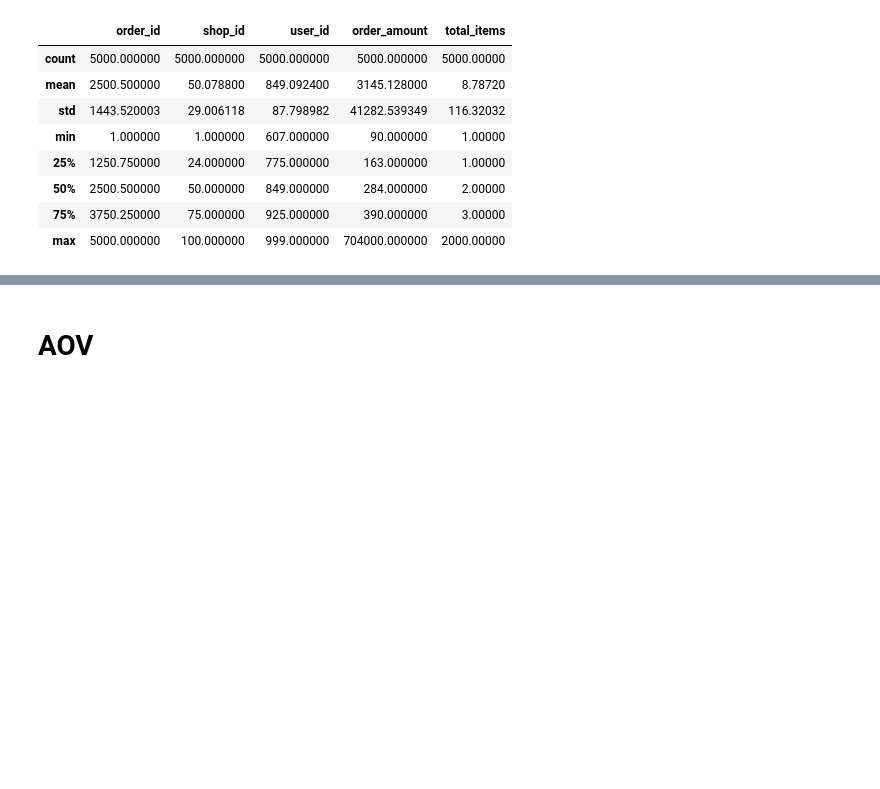
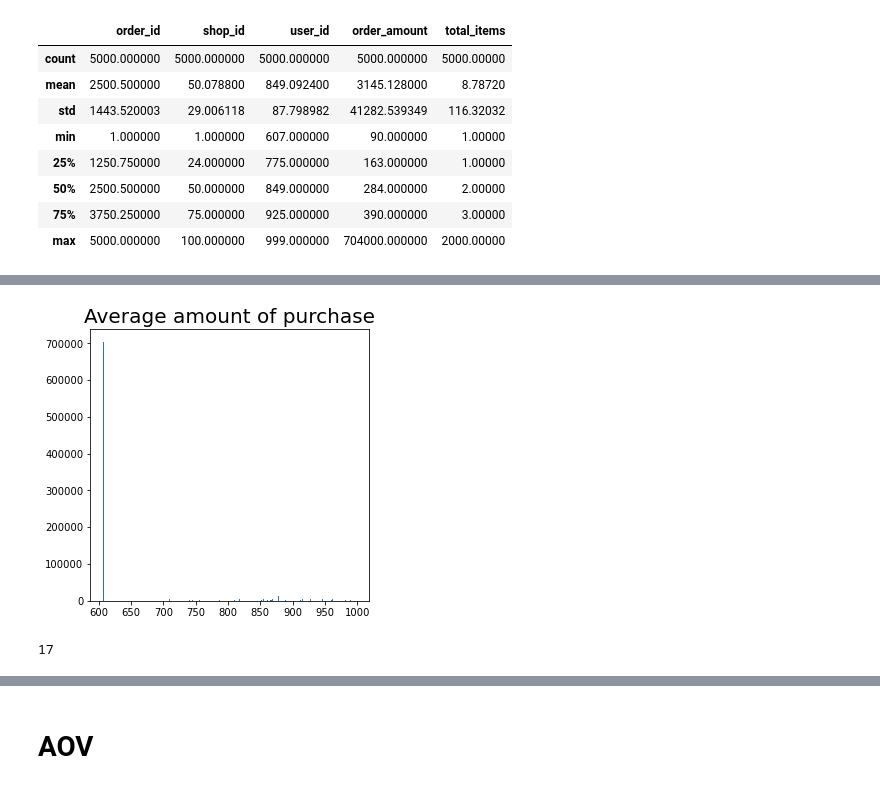
Before and after one commit to Karla-Flores/Data-Science-Challenge, a Jupyter notebook: Data Science Challenge.ipynb, the cells around one changed output, grey strips where cells are left out. Saved outputs shown, nothing was run; the diff lists cells and outputs as text; code cells hidden in the pictures; blank space fills up the shorter version.

```diff
--- a/Data Science Challenge.ipynb
+++ b/Data Science Challenge.ipynb
@@ -87,0 +116,4 @@ plt.show()
+# %%
+# Groupby userid and their order amount mean
+group_user = pd.DataFrame({'mean_amount': df.groupby('user_id')['order_amount'].mean()}).reset_index()
+group_user
@@ -87,0 +134,14 @@ plt.show()
+# %%
+# Average amount of purchase
+fig = plt.figure(figsize=(5,5))
+plt.bar(group_user['user_id'], group_user['mean_amount'])
+plt.title('Average amount of purchase',fontsize=20)
+plt.show()
+# %% [output]
+[figure, added]
+# %%
+# Exploring user_id 607
+user_id_607 = df[df['user_id']==607]
+len(user_id_607)
+# %% [output]
+17
```
Also changed, not shown: parts of 58 cells of this notebook.
